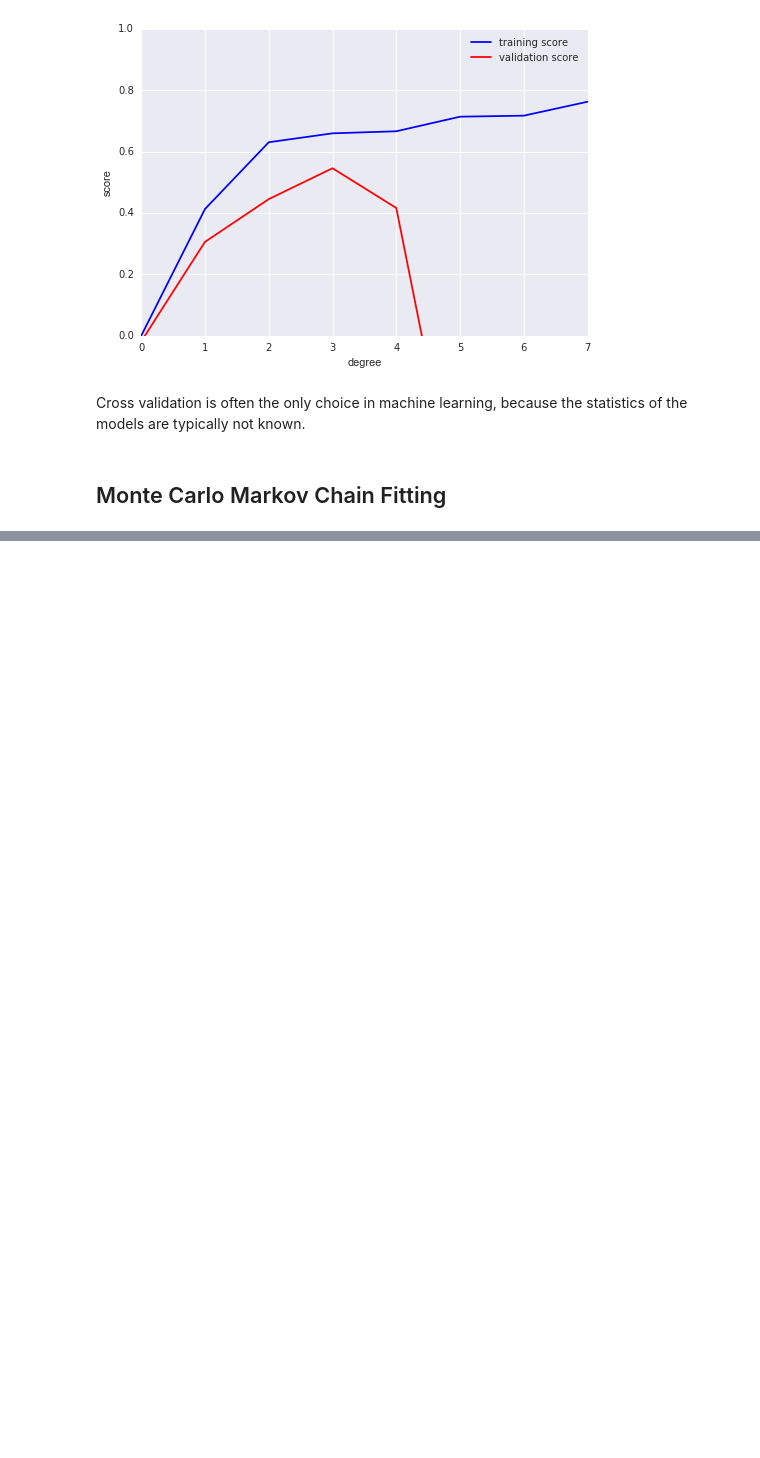
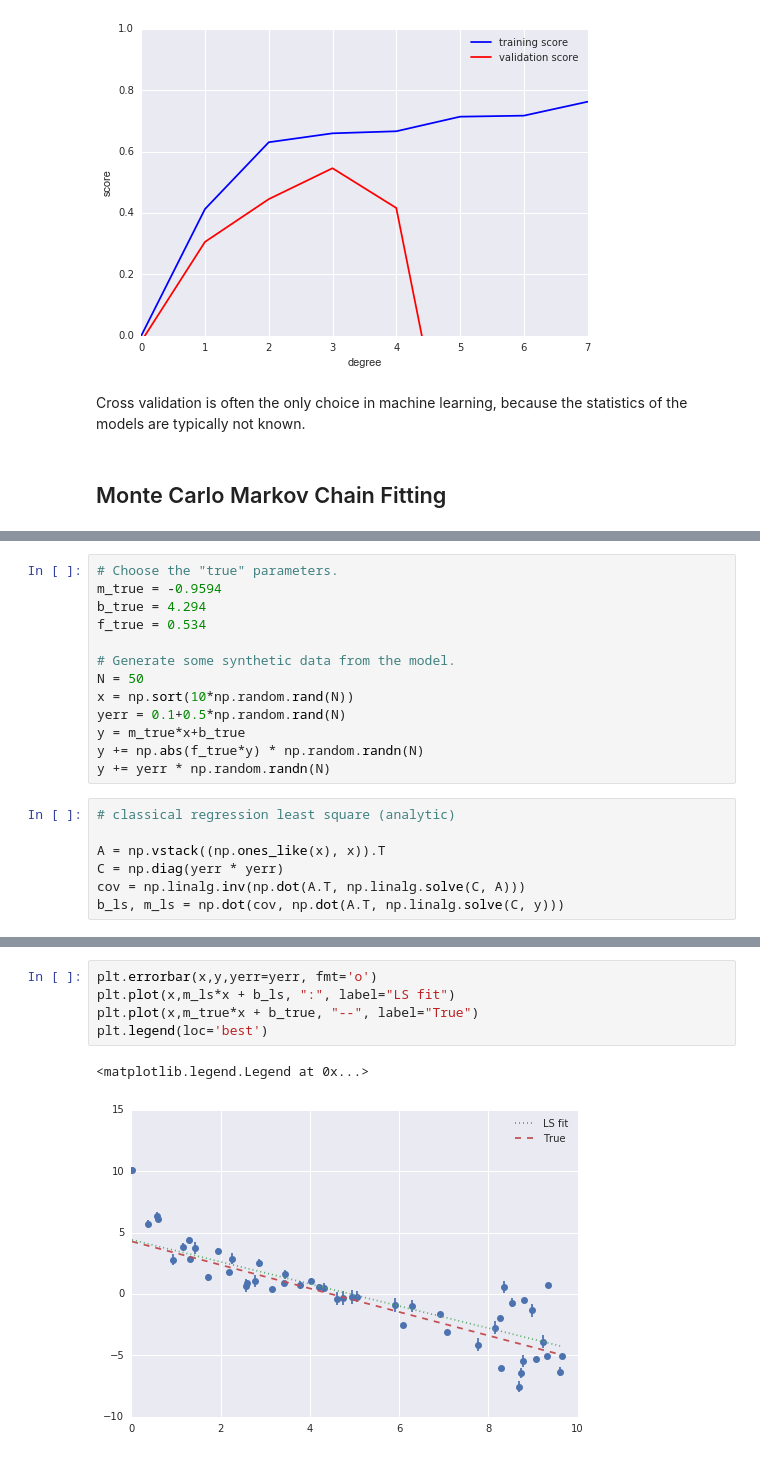
Before and after one commit to toastmaker/5bss, a Jupyter notebook: notebooks/Simple Statistics.ipynb, the cells around one changed output, grey strips where cells are left out. Drawn from its saved outputs; the diff is of its cells as text; blank space fills up the shorter version.

```diff
--- a/notebooks/Simple Statistics.ipynb
+++ b/notebooks/Simple Statistics.ipynb
@@ -494,0 +571,20 @@ Cross validation is often the only choice in machine learning, because the stati
+# %%
+# Choose the "true" parameters.
+m_true = -0.9594
+b_true = 4.294
+f_true = 0.534
+
+# Generate some synthetic data from the model.
+N = 50
+x = np.sort(10*np.random.rand(N))
+yerr = 0.1+0.5*np.random.rand(N)
+y = m_true*x+b_true
+y += np.abs(f_true*y) * np.random.randn(N)
+y += yerr * np.random.randn(N)
+# %%
+# classical regression least square (analytic)
+
+A = np.vstack((np.ones_like(x), x)).T
+C = np.diag(yerr * yerr)
+cov = np.linalg.inv(np.dot(A.T, np.linalg.solve(C, A)))
+b_ls, m_ls = np.dot(cov, np.dot(A.T, np.linalg.solve(C, y)))
@@ -494,0 +595,8 @@ Cross validation is often the only choice in machine learning, because the stati
+# %%
+plt.errorbar(x,y,yerr=yerr, fmt='o')
+plt.plot(x,m_ls*x + b_ls, ":", label="LS fit")
+plt.plot(x,m_true*x + b_true, "--", label="True")
+plt.legend(loc='best')
+# %% [output]
+<matplotlib.legend.Legend at 0x...>
+[figure, added]
```
Also changed, not shown: parts of 33 cells of this notebook, 1 other file.
